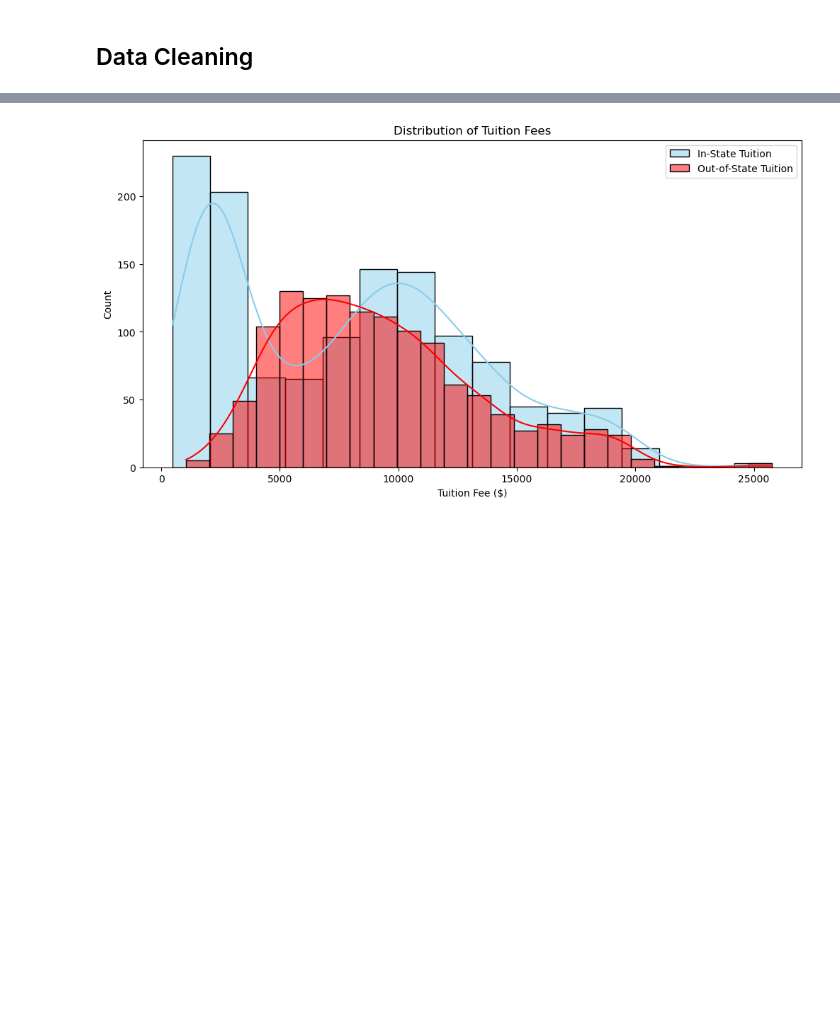
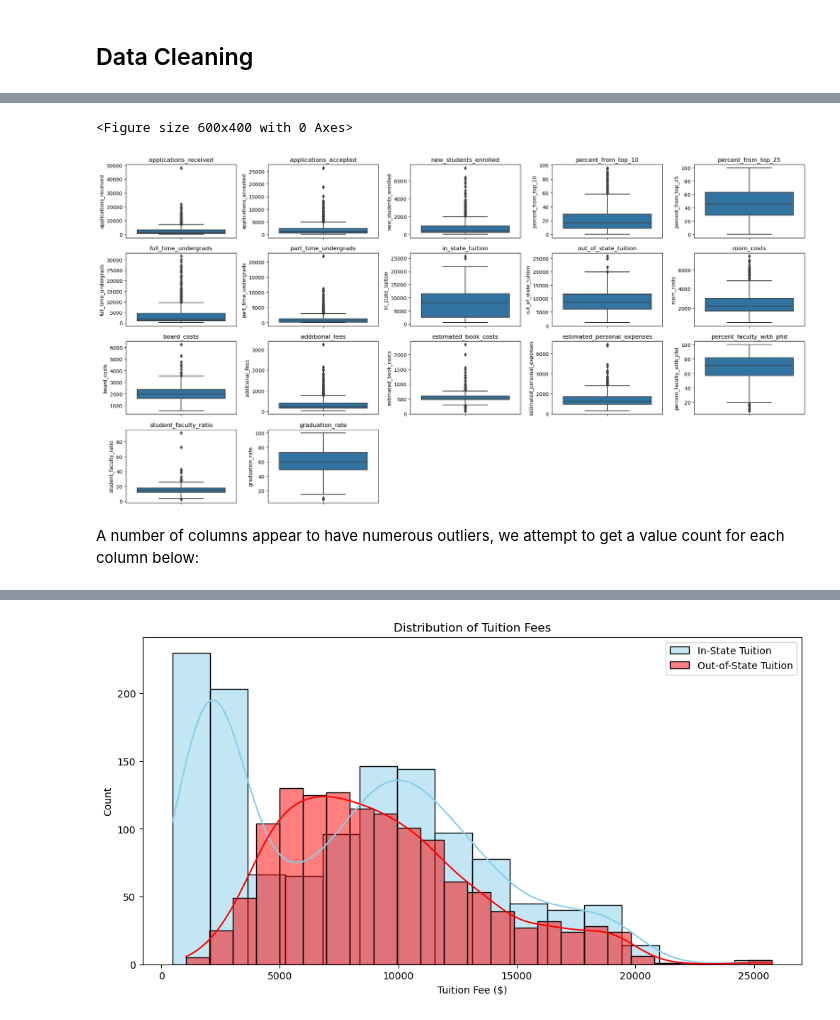
Before and after one commit to jamesleemeredith/Dexian-Technical-Challenge, a Jupyter notebook: full_analysis.ipynb, the cells around one changed output, grey strips where cells are left out. Cells and saved outputs as stored; diff of their text form; code cells hidden in the pictures; blank space fills up the shorter version.

```diff
--- a/full_analysis.ipynb
+++ b/full_analysis.ipynb
@@ -195,3 +341,0 @@ df.describe()
-# %%
-for column in df.select_dtypes(include=['object', 'category']).columns:
-    print(f"Unique values for {column}:\n{df[column].value_counts()}\n")
@@ -262,6 +341,0 @@ IntCastingNaNError: Cannot convert non-finite values (NA or inf) to integer
-# %%
-# Example: Filling missing values for 'in-state tuition' with the median
-df['in-state tuition'].fillna(df['in-state tuition'].median(), inplace=True)
-
-# Alternatively, you might decide to drop rows with missing values in critical columns
-# df.dropna(subset=['critical_column'], inplace=True)
@@ -320,0 +342,11 @@ plt.show()
+# %%
+# Check if in-state tuition is ever higher than out-of-state tuition
+inconsistent_tuition = df[df['in_state_tuition'] > df['out_of_state_tuition']]
+print(f"Number of records where in-state tuition is higher than out-of-state tuition: {len(inconsistent_tuition)}")
+
+# Keep only the records where in-state tuition is less than or equal to out-of-state tuition
+df = df[df['in_state_tuition'] <= df['out_of_state_tuition']]
+
+# Checking if accepted applications exceed received applications
+inconsistent_applications = df[df['applications_received'] < df['applications_accepted']]
+print(f"Number of records where accepted applications exceed received applications: {len(inconsistent_applications)}")
@@ -320,0 +385,22 @@ plt.show()
+# %%
+# Create Visualizations to check for Outliers
+
+# Selecting numeric columns to visualize. Exclude 'institution_type' since it's categorical represented as int64.
+numeric_cols = df.select_dtypes(include=['float64']).columns
+
+# Create a large figure to accommodate the subplots
+plt.figure(figsize=(20, 10))
+
+# Create a boxplot for each numeric column
+for index, column in enumerate(numeric_cols, 1):
+    plt.subplot(4, 5, index)  # Adjust grid dimensions (4x5) based on the number of columns
+    sns.boxplot(y=df[column])
+    plt.title(column)
+    plt.tight_layout()
+
+plt.show()
+# %% [output]
+<Figure size 600x400 with 0 Axes>
+[figure, added]
+# %% [markdown]
+A number of columns appear to have numerous outliers, we attempt to get a value count for each column below:
```
Also changed, not shown: parts of 61 cells of this notebook.
